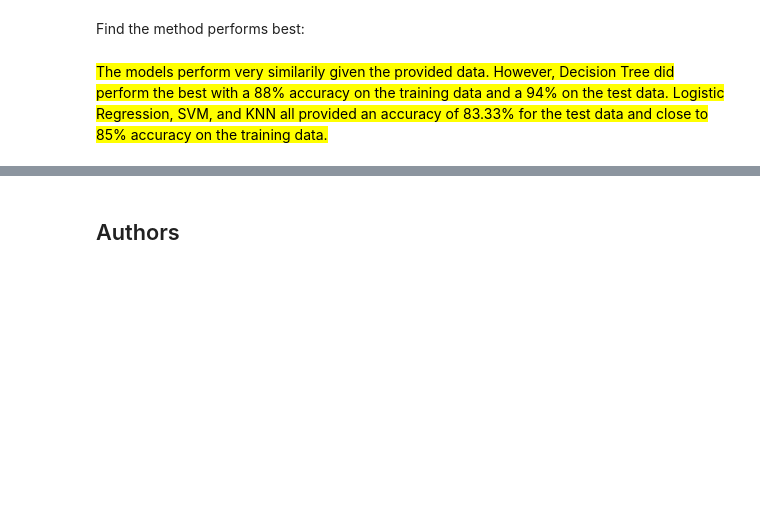
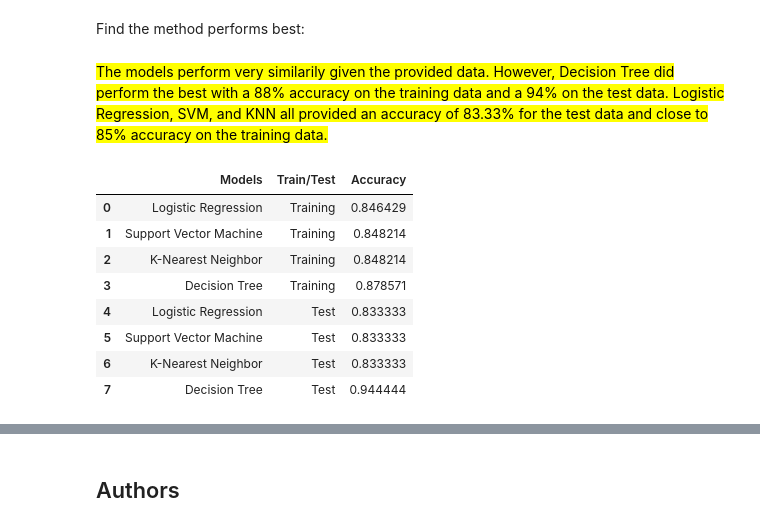
Before and after one commit to embrehm/DS_Capstone, a Jupyter notebook: Classification Analysis.ipynb, the cells around one changed output, grey strips where cells are left out. Cells and saved outputs as stored; diff of their text form; code cells hidden in the pictures; blank space fills up the shorter version.

```diff
--- a/Classification Analysis.ipynb
+++ b/Classification Analysis.ipynb
@@ -191,7 +191,8 @@ accuracy : 0.8464285714285713
 # %% [markdown]
 Calculate the accuracy on the test data using the method <code>score</code>:
 # %%
-print("Test Accuracy : ", logreg_cv.best_estimator_.score(X_test, Y_test))
+logreg_cv_test_score = logreg_cv.best_estimator_.score(X_test, Y_test)
+print("Test Accuracy : ", logreg_cv_test_score)
 # %% [output]
 Test Accuracy :  0.8333333333333334
 # %% [markdown]
@@ -333,3 +337,20 @@ plot_confusion_matrix(Y_test,yhat)
 Find the method performs best:
 # %% [markdown]
 <mark>The models perform very similarily given the provided data. However, Decision Tree did perform the best with a 88% accuracy on the training data and a 94% on the test data. Logistic Regression, SVM, and KNN all provided an accuracy of 83.33% for the test data and close to 85% accuracy on the training data.</mark>
+# %%
+train_acc = [logreg_cv.best_score_, svm_cv.best_score_, knn_cv.best_score_, tree_cv.best_score_]
+test_acc = [logreg_cv_test_score, svm_cv_test_score, knn_cv_test_score, tree_cv_test_score]
+models = ['Logistic Regression', 'Support Vector Machine', 'K-Nearest Neighbor', 'Decision Tree']
+result_df = pd.DataFrame(list(zip(train_acc, test_acc, models)), columns=['Training', 'Test', 'Models'])
+result_df = pd.melt(result_df, id_vars='Models', var_name='Train/Test', value_name='Accuracy')
+result_df
+# %% [output]
+|  | Models | Train/Test | Accuracy |
+| 0 | Logistic Regression | Training | 0.846429 |
+| 1 | Support Vector Machine | Training | 0.848214 |
+| 2 | K-Nearest Neighbor | Training | 0.848214 |
+| 3 | Decision Tree | Training | 0.878571 |
+| 4 | Logistic Regression | Test | 0.833333 |
+| 5 | Support Vector Machine | Test | 0.833333 |
+| 6 | K-Nearest Neighbor | Test | 0.833333 |
+| 7 | Decision Tree | Test | 0.944444 |
```
Also changed, not shown: parts of 5 cells of this notebook.
